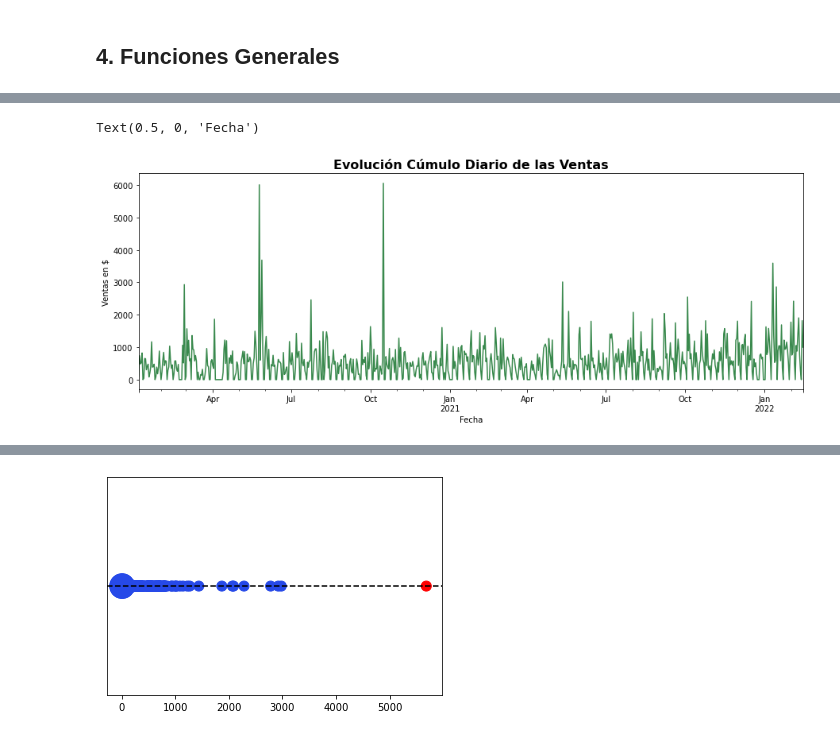
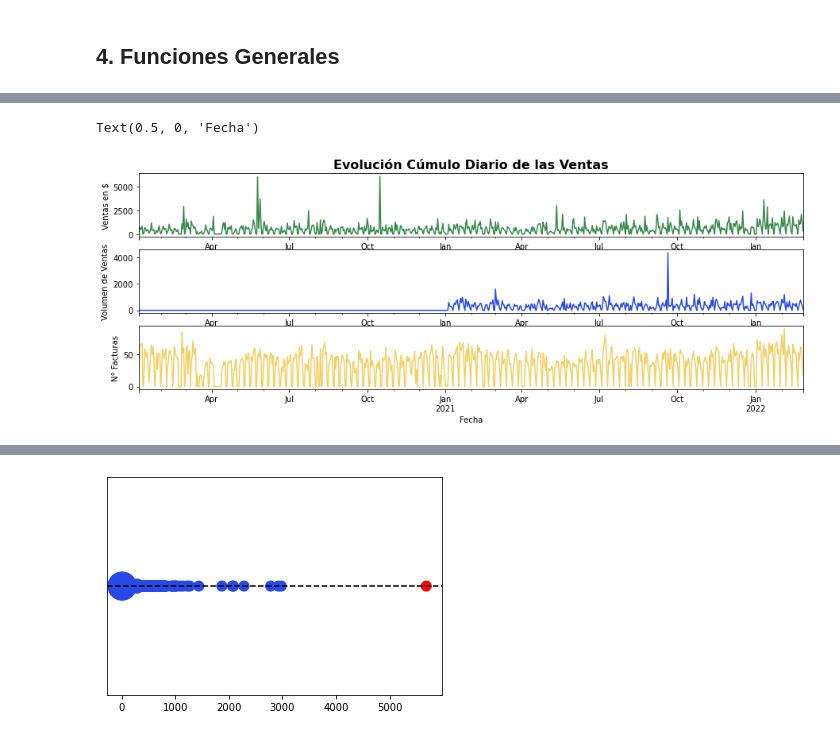
Before and after one commit to dchaconoca/proyecto-ventas, a Jupyter notebook: NB2_analisis_ventas_eda.ipynb, the cells around one changed output, grey strips where cells are left out. Cells and saved outputs as stored; diff of their text form; code cells hidden in the pictures.

```diff
--- a/NB2_analisis_ventas_eda.ipynb
+++ b/NB2_analisis_ventas_eda.ipynb
@@ -311,0 +305,6 @@ El monto máximo de una venta es: 5686.28 y es la siguiente:
+# %%
+df_ventas_fecha = df_ventas.pivot_table(index='fecha',
+                                       aggfunc={'monto_dolar': sum,
+                                                'cantidad': sum,
+                                                'num': 'nunique'})
+df_ventas_fecha.sample(5)
@@ -312,10 +319,16 @@ El monto máximo de una venta es: 5686.28 y es la siguiente:
 # %%
-fig, ax = plt.subplots(figsize=(15,5))
 
-df_ventas_fecha.monto_dolar.resample('D').sum().plot(ax=ax, color=VERDE)
-ax.set_title('Evolución Cúmulo Diario de las Ventas', fontsize=16, weight='bold')
-ax.set_ylabel('Ventas en $')
-ax.set_xlabel('Fecha')
+
+fig, (ax1, ax2, ax3) = plt.subplots(3, 1, figsize=(15,5))
+
+df_ventas_fecha.monto_dolar.resample('D').sum().plot(ax=ax1, color=VERDE)
+df_ventas_fecha.cantidad.resample('D').sum().plot(ax=ax2, color=AZUL)
+df_ventas_fecha.num.resample('D').sum().plot(ax=ax3, color=AMARILLO)
+ax1.set_title('Evolución Cúmulo Diario de las Ventas', fontsize=16, weight='bold')
+ax1.set_ylabel('Ventas en $')
+ax2.set_ylabel('Volumen de Ventas')
+ax3.set_ylabel('N° Facturas')
+ax3.set_xlabel('Fecha')
 # %% [output]
 Text(0.5, 0, 'Fecha')
-[figure, old version]
+[figure, new version]
```
Also changed, not shown: parts of 73 cells of this notebook, 19 other files.
